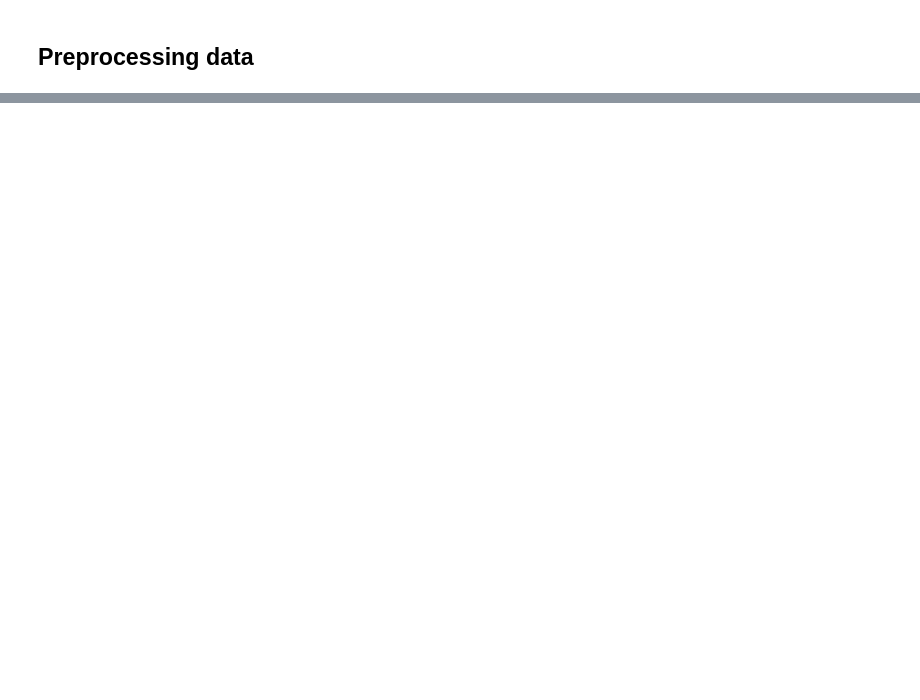
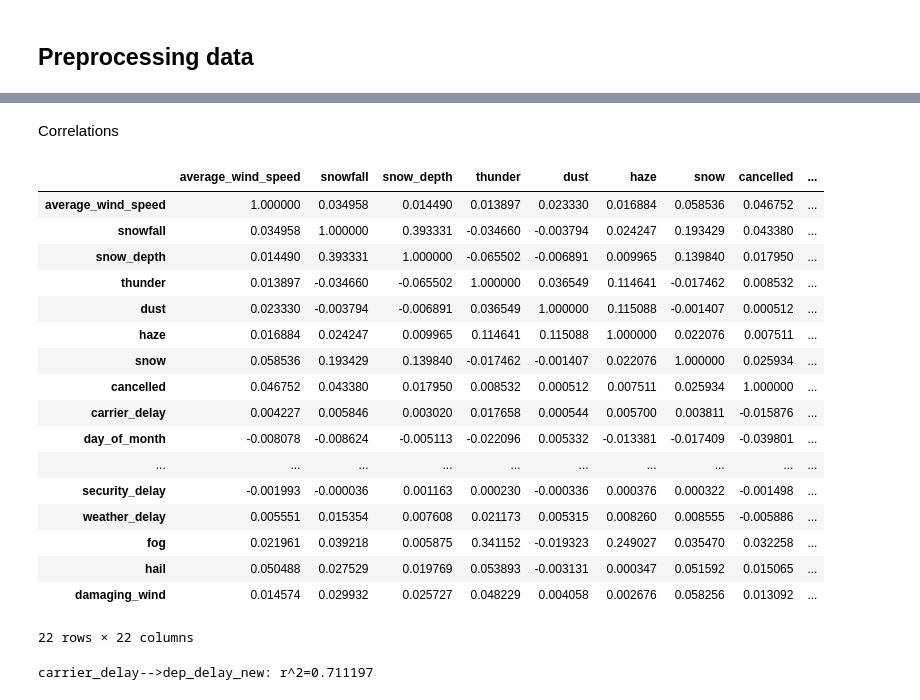
Before and after one commit to iamdeowanshi/257, a Jupyter notebook: FinalProject.ipynb, the cells around one changed output, grey strips where cells are left out. Saved outputs shown, nothing was run; the diff lists cells and outputs as text; code cells hidden in the pictures; blank space fills up the shorter version.

```diff
--- a/FinalProject.ipynb
+++ b/FinalProject.ipynb
@@ -289 +312,24 @@ Looking for correlations
+# %% [markdown]
+Correlations
+# %%
+data.corr()
+# %% [output]
+|  | average_wind_speed | snowfall | snow_depth | thunder | dust | haze | snow | cancelled | ... |
+| average_wind_speed | 1.000000 | 0.034958 | 0.014490 | 0.013897 | 0.023330 | 0.016884 | 0.058536 | 0.046752 | ... |
+| snowfall | 0.034958 | 1.000000 | 0.393331 | -0.034660 | -0.003794 | 0.024247 | 0.193429 | 0.043380 | ... |
+| snow_depth | 0.014490 | 0.393331 | 1.000000 | -0.065502 | -0.006891 | 0.009965 | 0.139840 | 0.017950 | ... |
+| thunder | 0.013897 | -0.034660 | -0.065502 | 1.000000 | 0.036549 | 0.114641 | -0.017462 | 0.008532 | ... |
+| dust | 0.023330 | -0.003794 | -0.006891 | 0.036549 | 1.000000 | 0.115088 | -0.001407 | 0.000512 | ... |
+| haze | 0.016884 | 0.024247 | 0.009965 | 0.114641 | 0.115088 | 1.000000 | 0.022076 | 0.007511 | ... |
+| snow | 0.058536 | 0.193429 | 0.139840 | -0.017462 | -0.001407 | 0.022076 | 1.000000 | 0.025934 | ... |
+| cancelled | 0.046752 | 0.043380 | 0.017950 | 0.008532 | 0.000512 | 0.007511 | 0.025934 | 1.000000 | ... |
+| carrier_delay | 0.004227 | 0.005846 | 0.003020 | 0.017658 | 0.000544 | 0.005700 | 0.003811 | -0.015876 | ... |
+| day_of_month | -0.008078 | -0.008624 | -0.005113 | -0.022096 | 0.005332 | -0.013381 | -0.017409 | -0.039801 | ... |
+| ... | ... | ... | ... | ... | ... | ... | ... | ... | ... |
+| security_delay | -0.001993 | -0.000036 | 0.001163 | 0.000230 | -0.000336 | 0.000376 | 0.000322 | -0.001498 | ... |
+| weather_delay | 0.005551 | 0.015354 | 0.007608 | 0.021173 | 0.005315 | 0.008260 | 0.008555 | -0.005886 | ... |
+| fog | 0.021961 | 0.039218 | 0.005875 | 0.341152 | -0.019323 | 0.249027 | 0.035470 | 0.032258 | ... |
+| hail | 0.050488 | 0.027529 | 0.019769 | 0.053893 | -0.003131 | 0.000347 | 0.051592 | 0.015065 | ... |
+| damaging_wind | 0.014574 | 0.029932 | 0.025727 | 0.048229 | 0.004058 | 0.002676 | 0.058256 | 0.013092 | ... |
+22 rows × 22 columns
 # %%
@@ -300,0 +346,4 @@ data.dtypes
+# %%
+check_correlations(data)
+# %% [output]
+carrier_delay-->dep_delay_new: r^2=0.711197
```
Also changed, not shown: parts of 32 cells of this notebook, 6 other files.
